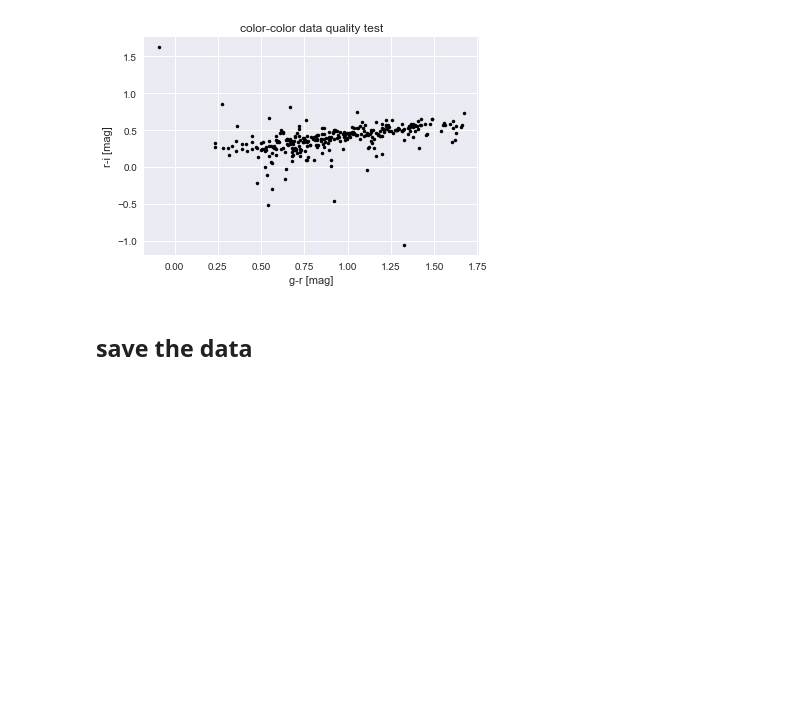
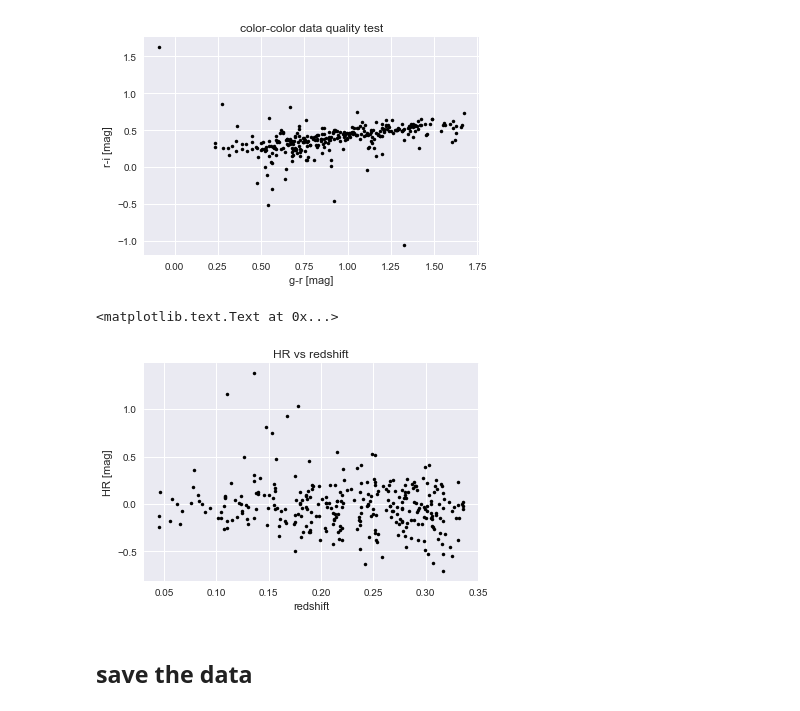
Before and after one commit to benjaminrose/MC-Age, a Jupyter notebook: data/Collecting Local SN Data.ipynb, the cells around one changed output. Saved outputs shown, nothing was run; the diff lists cells and outputs as text; code cells hidden in the pictures; blank space fills up the shorter version.

```diff
--- a/data/Collecting Local SN Data.ipynb
+++ b/data/Collecting Local SN Data.ipynb
@@ -262,6 +292,15 @@ plt.title('color-color data quality test')
 # %% [output]
 <matplotlib.text.Text at 0x...>
 [figure]
+# %%
+plt.figure('HR vs redshift')
+plt.plot(SNData['redshift'], SNData['hr'], 'k.')
+plt.xlabel('redshift')
+plt.ylabel('HR [mag]')
+plt.title('HR vs redshift')
+# %% [output]
+<matplotlib.text.Text at 0x...>
+[figure, added]
 # %% [markdown]
 ## save the data
 # %%
```
Also changed, not shown: parts of 11 cells of this notebook, 1 other file.
